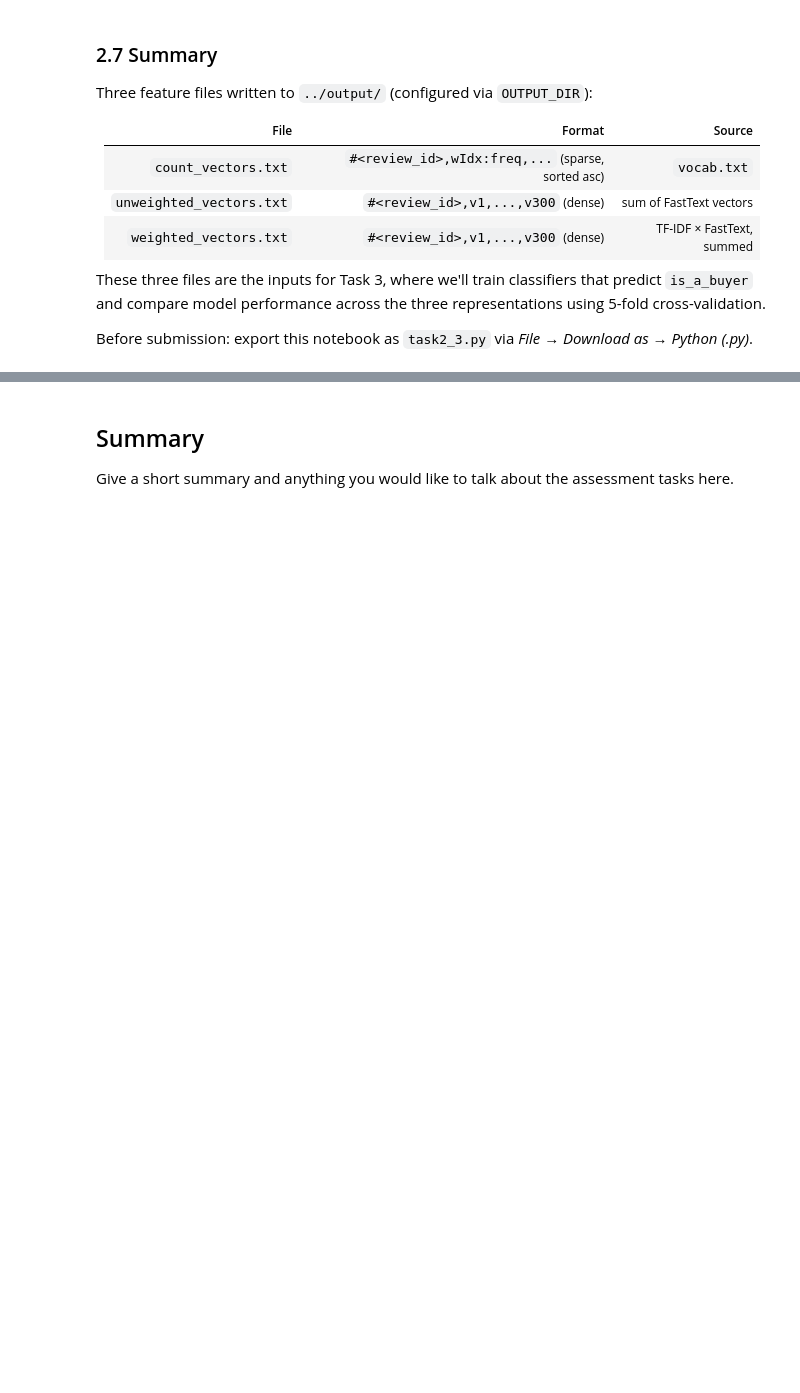
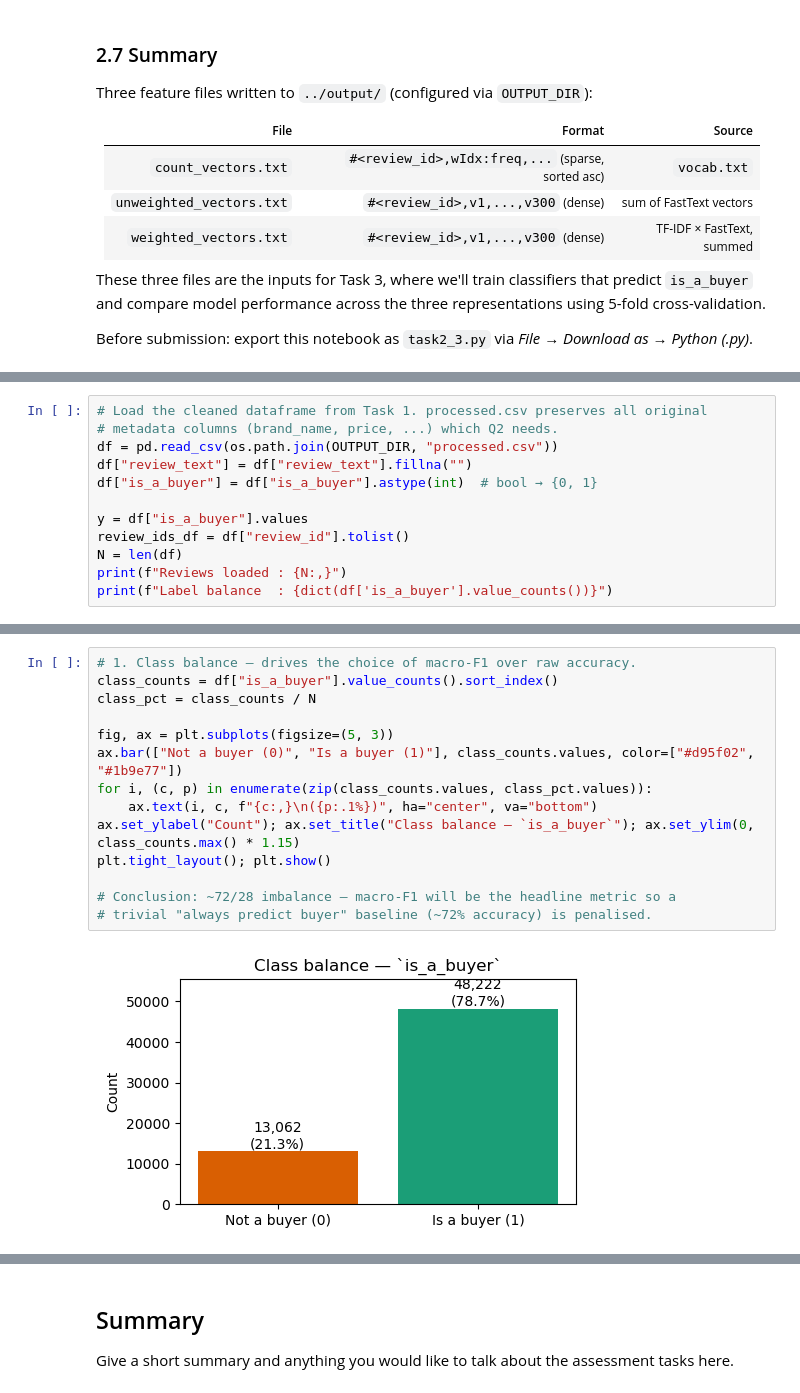
Before and after one commit to Kyle8Bits/APDS_Milestone, a Jupyter notebook: data/task2_3.ipynb, the cells around one changed output, grey strips where cells are left out. Drawn from its saved outputs; the diff is of its cells as text; blank space fills up the shorter version.

Commit message:
task 3 finished not polish

```diff
--- a/data/task2_3.ipynb
+++ b/data/task2_3.ipynb
@@ -498,0 +406,12 @@ print(q2_df.to_string(index=False))
+# %%
+# Load the cleaned dataframe from Task 1. processed.csv preserves all original
+# metadata columns (brand_name, price, ...) which Q2 needs.
+df = pd.read_csv(os.path.join(OUTPUT_DIR, "processed.csv"))
+df["review_text"] = df["review_text"].fillna("")
+df["is_a_buyer"] = df["is_a_buyer"].astype(int)  # bool → {0, 1}
+
+y = df["is_a_buyer"].values
+review_ids_df = df["review_id"].tolist()
+N = len(df)
+print(f"Reviews loaded : {N:,}")
+print(f"Label balance  : {dict(df['is_a_buyer'].value_counts())}")
@@ -498,0 +498,16 @@ print(q2_df.to_string(index=False))
+# %%
+# 1. Class balance — drives the choice of macro-F1 over raw accuracy.
+class_counts = df["is_a_buyer"].value_counts().sort_index()
+class_pct = class_counts / N
+
+fig, ax = plt.subplots(figsize=(5, 3))
+ax.bar(["Not a buyer (0)", "Is a buyer (1)"], class_counts.values, color=["#d95f02", "#1b9e77"])
+for i, (c, p) in enumerate(zip(class_counts.values, class_pct.values)):
+    ax.text(i, c, f"{c:,}\n({p:.1%})", ha="center", va="bottom")
+ax.set_ylabel("Count"); ax.set_title("Class balance — `is_a_buyer`"); ax.set_ylim(0, class_counts.max() * 1.15)
+plt.tight_layout(); plt.show()
+
+# Conclusion: ~72/28 imbalance — macro-F1 will be the headline metric so a
+# trivial "always predict buyer" baseline (~72% accuracy) is penalised.
+# %% [output]
+[figure, added]
```
Also changed, not shown: parts of 36 cells of this notebook, 2 other files.
